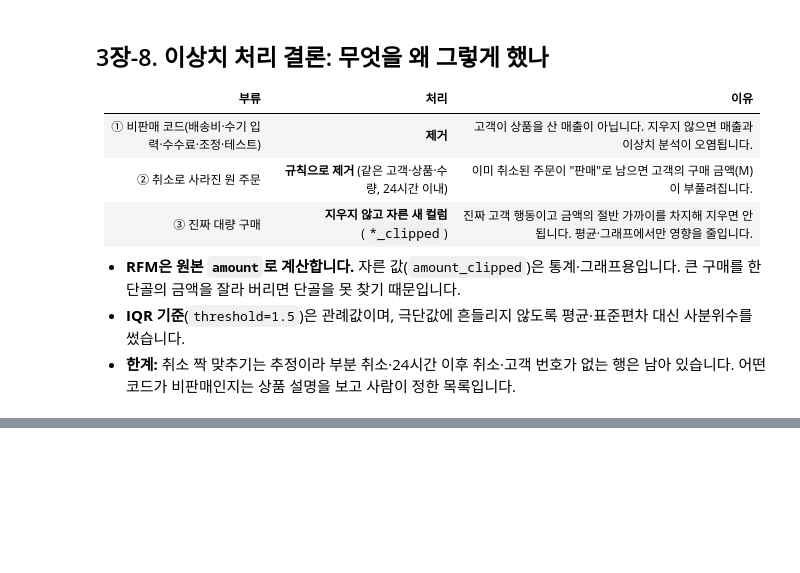
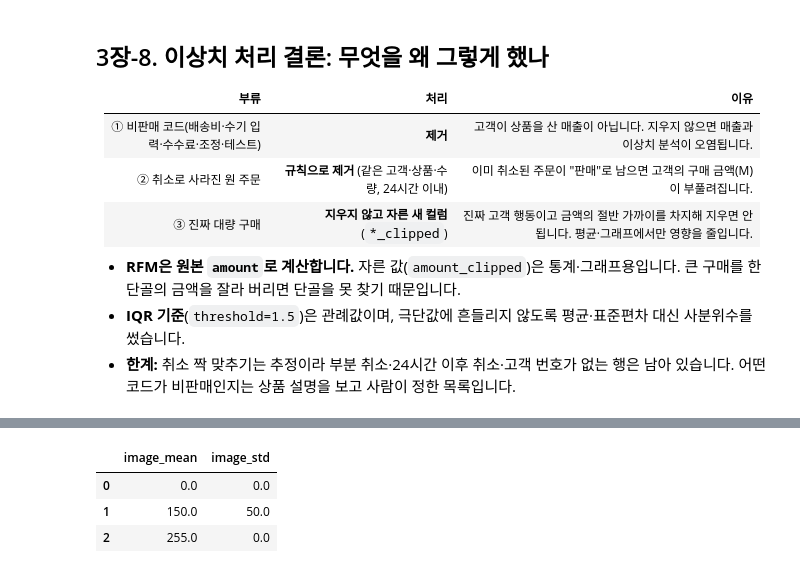
Before and after one commit to byungwoo2026/shopping-rfm-analysis_A1-1, a Jupyter notebook: notebooks/analysis_report.ipynb, the cells around one changed output, grey strips where cells are left out. Saved outputs shown, nothing was run; the diff lists cells and outputs as text; code cells hidden in the pictures; blank space fills up the shorter version.

```diff
--- a/notebooks/analysis_report.ipynb
+++ b/notebooks/analysis_report.ipynb
@@ -1019,0 +1095,12 @@ plt.show()
+# %%
+toy_images = np.array([
+    [[  0,   0], [  0,   0]],        # 사진 1: 전부 검정
+    [[100, 100], [200, 200]],        # 사진 2: 위쪽은 어둡고 아래쪽은 밝음
+    [[255, 255], [255, 255]],        # 사진 3: 전부 흰색
+])
+print("shape:", toy_images.shape, "  → (사진 3장, 세로 2, 가로 2)")
+print()
+print("축 지정 없이 평균:", toy_images.mean(), "   ← 숫자 하나. 사진 구분 없이 12개를 전부 섞어 버림")
+print("axis=0 평균:\n", toy_images.mean(axis=0), "   ← 사진 번호 축을 따라 평균: '평균 사진' 한 장")
+print("axis=(1, 2) 평균:", toy_images.mean(axis=(1, 2)), "   ← 사진 번호는 남기고 세로·가로를 평균: 사진별 밝기")
+print("axis=(1, 2) 표준편차:", toy_images.std(axis=(1, 2)))
@@ -1019,0 +1128,7 @@ plt.show()
+# %%
+DataAnalyzer("예제").extract_image_features(toy_images)       # 예제는 CSV가 없으니 표 없이 계산만
+# %% [output]
+|  | image_mean | image_std |
+| 0 | 0.0 | 0.0 |
+| 1 | 150.0 | 50.0 |
+| 2 | 255.0 | 0.0 |
```
Also changed, not shown: parts of 19 cells of this notebook, 2 other files.
